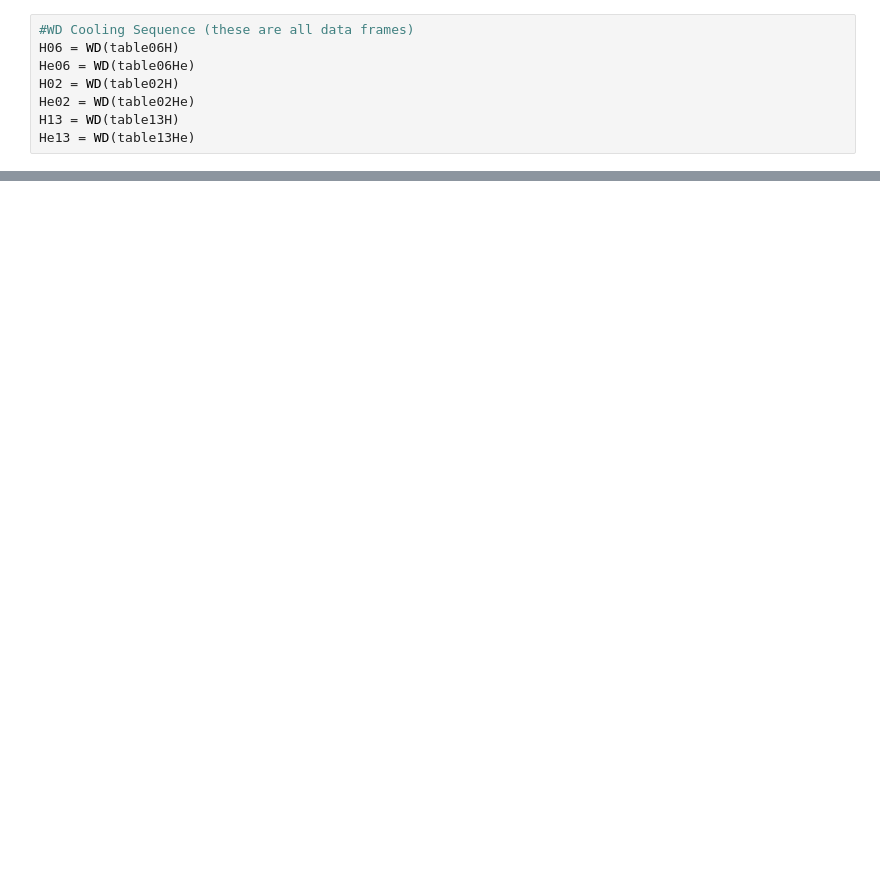
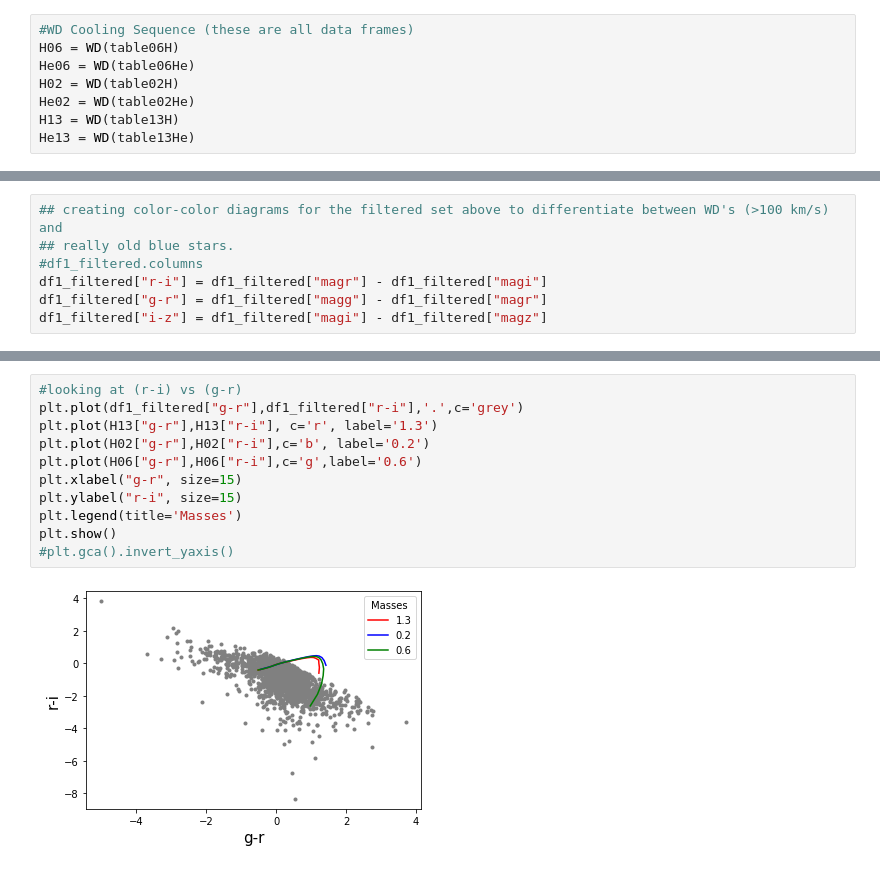
Before and after one commit to fatimargz/Search_Hypervelocity_WD_Stars, a Jupyter notebook: GPS1_HypervelocityWD_Research_2020.ipynb, the cells around one changed output, grey strips where cells are left out. Cells and saved outputs as stored; diff of their text form; blank space fills up the shorter version.

```diff
--- a/GPS1_HypervelocityWD_Research_2020.ipynb
+++ b/GPS1_HypervelocityWD_Research_2020.ipynb
@@ -231,0 +263,7 @@ plt.legend()
+# %%
+## creating color-color diagrams for the filtered set above to differentiate between WD's (>100 km/s) and
+## really old blue stars.
+#df1_filtered.columns
+df1_filtered["r-i"] = df1_filtered["magr"] - df1_filtered["magi"]
+df1_filtered["g-r"] = df1_filtered["magg"] - df1_filtered["magr"]
+df1_filtered["i-z"] = df1_filtered["magi"] - df1_filtered["magz"]
@@ -231,0 +293,13 @@ plt.legend()
+# %%
+#looking at (r-i) vs (g-r)
+plt.plot(df1_filtered["g-r"],df1_filtered["r-i"],'.',c='grey')
+plt.plot(H13["g-r"],H13["r-i"], c='r', label='1.3')
+plt.plot(H02["g-r"],H02["r-i"],c='b', label='0.2')
+plt.plot(H06["g-r"],H06["r-i"],c='g',label='0.6')
+plt.xlabel("g-r", size=15)
+plt.ylabel("r-i", size=15)
+plt.legend(title='Masses')
+plt.show()
+#plt.gca().invert_yaxis()
+# %% [output]
+[figure, added]
```
Also changed, not shown: parts of 25 cells of this notebook.
